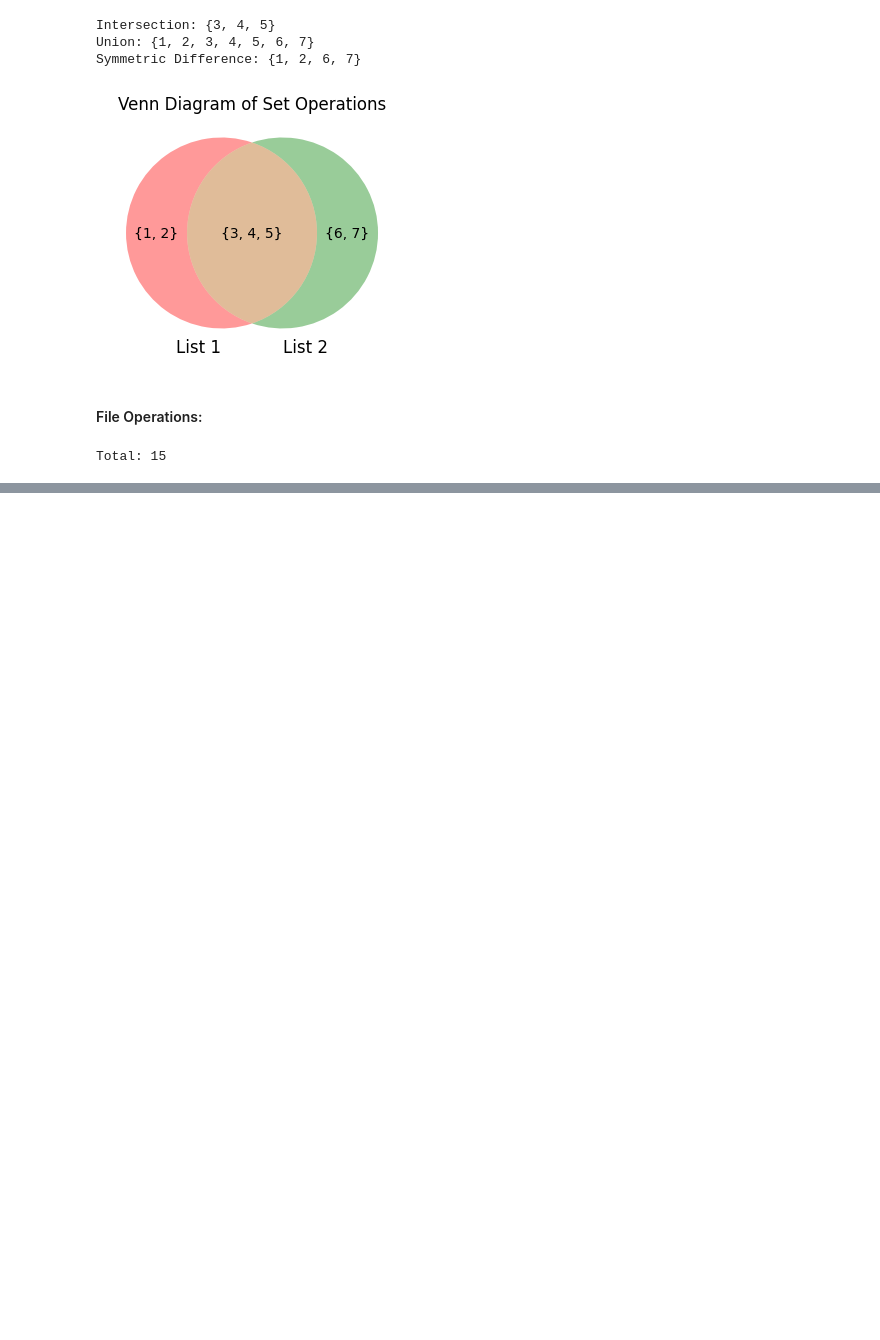
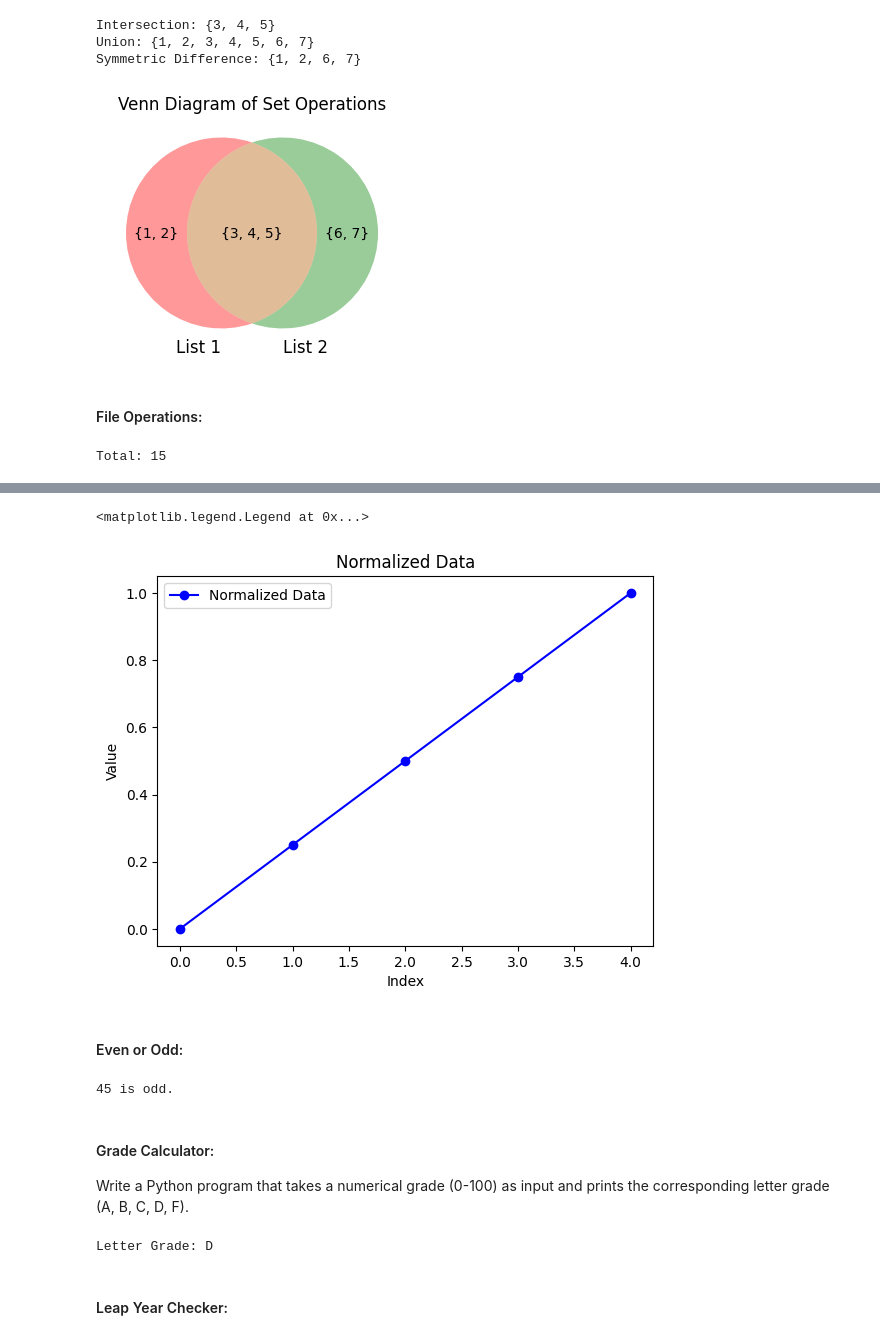
Before and after one commit to rishabh-mondal/Project-Euler-in-Python, a Jupyter notebook: python_basics.ipynb, the cells around one changed output, grey strips where cells are left out. Saved outputs shown, nothing was run; the diff lists cells and outputs as text; code cells hidden in the pictures; blank space fills up the shorter version.

```diff
--- a/python_basics.ipynb
+++ b/python_basics.ipynb
@@ -541,0 +682,49 @@ Total: 15
+# %%
+## Visualize the normalized data using a line plot.
+plt.plot(normalized_numbers, marker='o', color='blue', label='Normalized Data')
+plt.title('Normalized Data')
+plt.xlabel('Index')
+plt.ylabel('Value')
+plt.legend()
+# %% [output]
+<matplotlib.legend.Legend at 0x...>
+[figure, added]
+# %% [markdown]
+#### Even or Odd:
+# %%
+## Write a Python program that takes an integer input from the user and prints whether the number is even or odd.
+number = int(input("Enter a number: "))
+if number % 2 == 0:
+    print(f"{number} is even.")
+else:
+    print(f"{number} is odd.")
+# %% [output]
+45 is odd.
+# %% [markdown]
+#### Grade Calculator:
+Write a Python program that takes a numerical grade (0-100) as input and prints the corresponding letter grade (A, B, C, D, F).
+# %%
+def grade_calculator():
+
+    grade = float(input("Enter the numerical grade (0-100): "))
+
+    if grade < 0 or grade > 100:
+        print("Invalid input. Please enter a grade between 0 and 100.")
+        return
+
+    if grade >= 90:
+        print("Letter Grade: A")
+    elif grade >= 80:
+        print("Letter Grade: B")
+    elif grade >= 70:
+        print("Letter Grade: C")
+    elif grade >= 60:
+        print("Letter Grade: D")
+    else:
+        print("Letter Grade: F")
+
+grade_calculator()
+# %% [output]
+Letter Grade: D
+# %% [markdown]
+#### Leap Year Checker:
```
Also changed, not shown: parts of 19 cells of this notebook, 3 other files.
